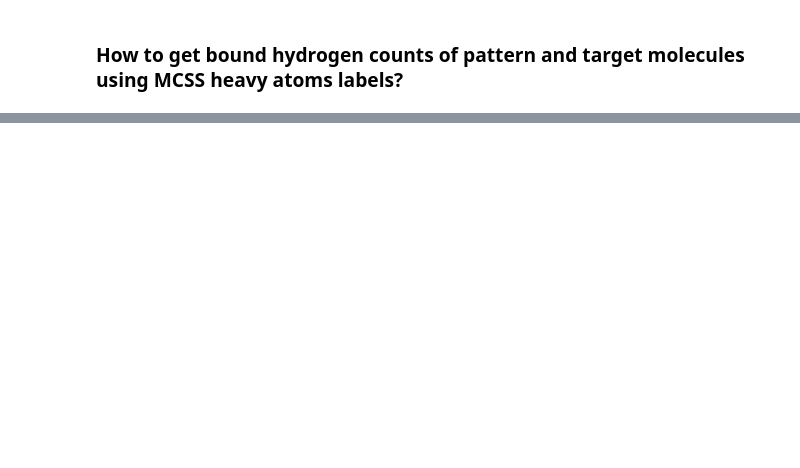
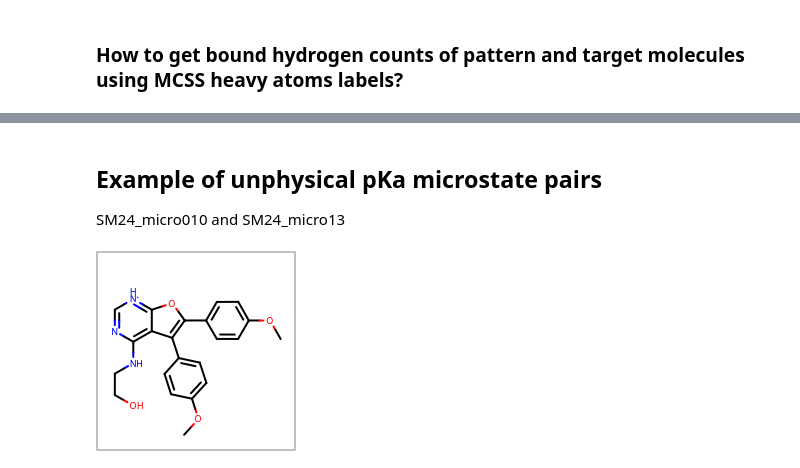
Before and after one commit to choderalab/sampl6-physicochemical-properties, a Jupyter notebook: microscopic_pKa_pairs/detecting_microstate_pairs_for_microscopic_pKas.ipynb, the cells around one changed output, grey strips where cells are left out. Saved outputs shown, nothing was run; the diff lists cells and outputs as text; code cells hidden in the pictures; blank space fills up the shorter version.

```diff
--- a/microscopic_pKa_pairs/detecting_microstate_pairs_for_microscopic_pKas.ipynb
+++ b/microscopic_pKa_pairs/detecting_microstate_pairs_for_microscopic_pKas.ipynb
@@ -402,0 +416,9 @@ count_heavy_atoms_with_different_number_of_hydrogens(target, m)
+# %% [markdown]
+## Example of unphysical pKa microstate pairs
+SM24_micro010 and SM24_micro13
+# %%
+pattern = get_labeled_mol(SM24_micro010) # HA+
+target = get_labeled_mol(SM24_micro013) # A
+oenb.draw_mol(pattern)
+# %% [output]
+[figure, added]
```
Also changed, not shown: parts of 18 cells of this notebook.
